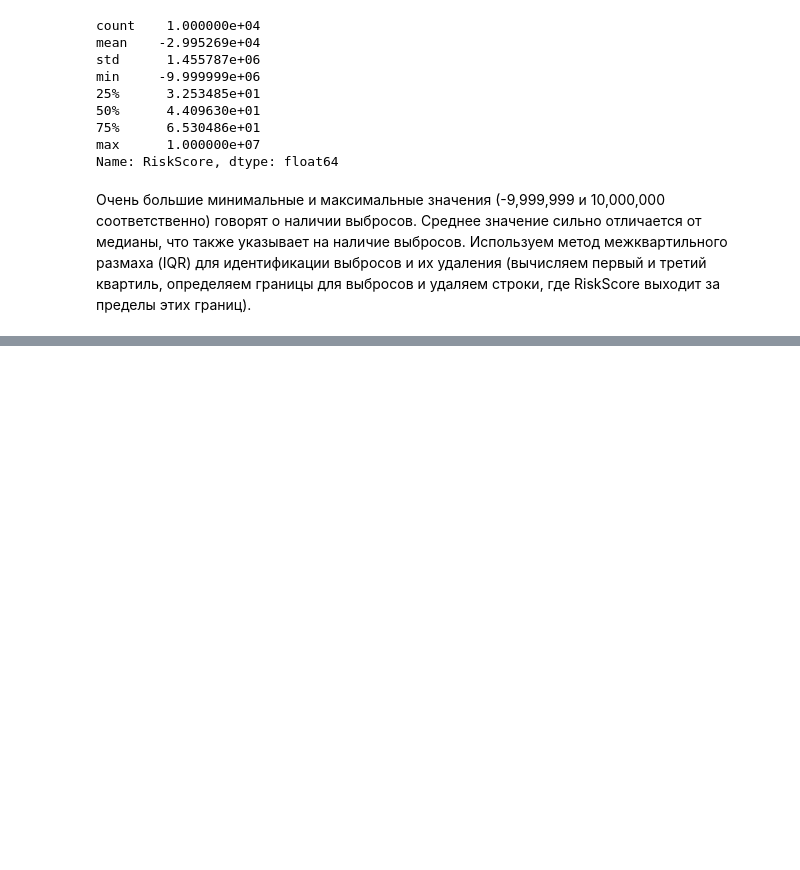
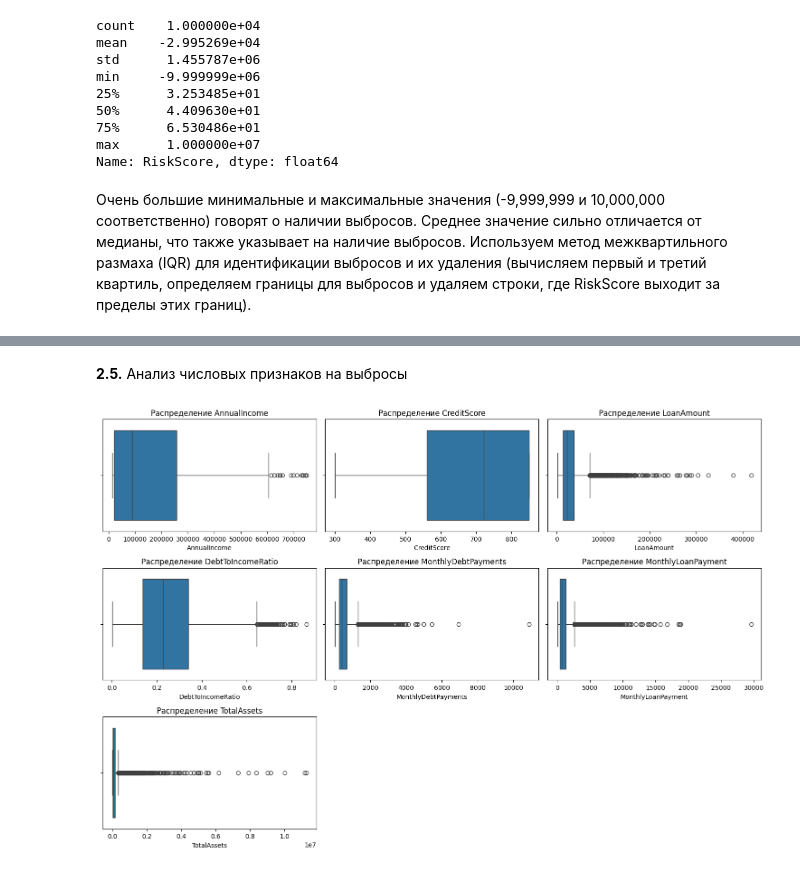
Before and after one commit to Idashxdx/ML, a Jupyter notebook: lab1/ml_lab1.ipynb, the cells around one changed output, grey strips where cells are left out. Saved outputs shown, nothing was run; the diff lists cells and outputs as text; code cells hidden in the pictures; blank space fills up the shorter version.

```diff
--- a/lab1/ml_lab1.ipynb
+++ b/lab1/ml_lab1.ipynb
@@ -224,0 +227,15 @@ Name: RiskScore, dtype: float64
+# %% [markdown]
+**2.5.** Анализ числовых признаков на выбросы
+# %%
+key_numeric = ['AnnualIncome', 'CreditScore', 'LoanAmount', 'DebtToIncomeRatio',
+               'MonthlyDebtPayments', 'MonthlyLoanPayment', 'TotalAssets']
+
+plt.figure(figsize=(15, 10))
+for i, col in enumerate(key_numeric):
+    plt.subplot(3, 3, i+1)
+    sns.boxplot(x=train_no_outliers[col])
+    plt.title(f'Распределение {col}')
+plt.tight_layout()
+plt.show()
+# %% [output]
+[figure, added]
```
Also changed, not shown: parts of 5 cells of this notebook.
